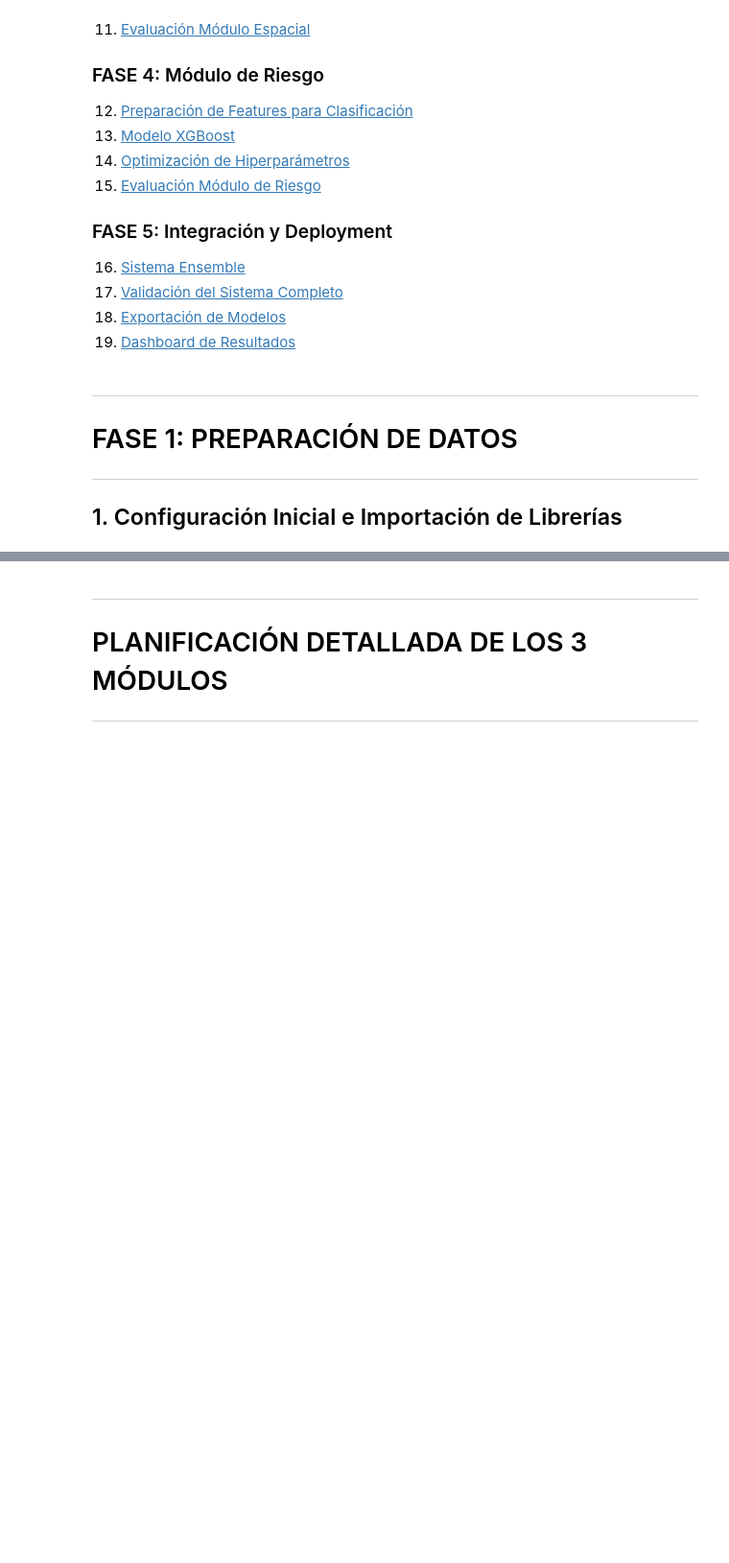
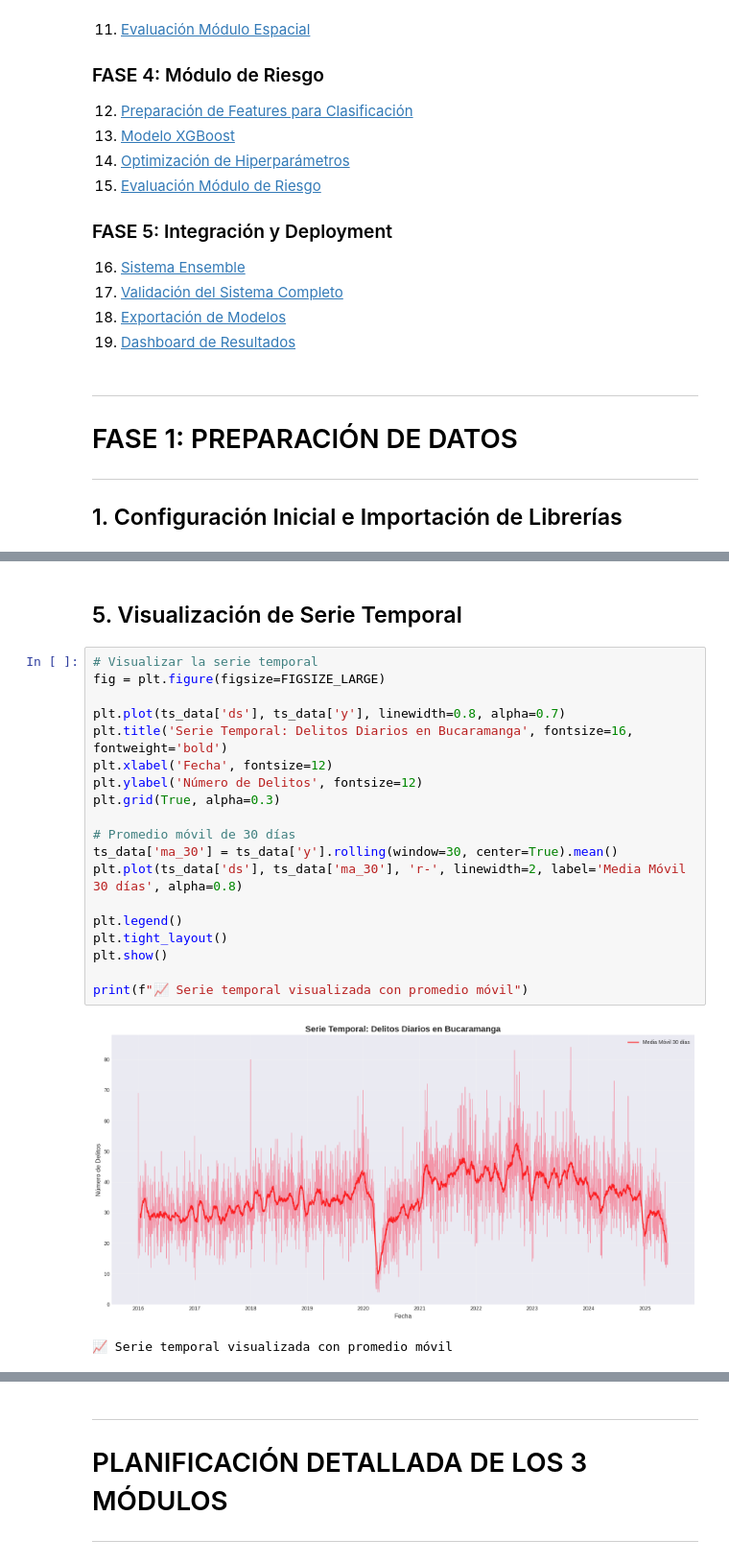
Before and after one commit to Juanpa0128j/Solucion-Inteligente-de-Seguridad-Ciudadana-para-Santander, a Jupyter notebook: models.ipynb, the cells around one changed output, grey strips where cells are left out. Shown at 96% size. Cells and saved outputs as stored; diff of their text form; blank space fills up the shorter version.

```diff
--- a/models.ipynb
+++ b/models.ipynb
@@ -289,0 +424,24 @@ for key, config in DATASETS.items():
+# %% [markdown]
+## 5. Visualización de Serie Temporal
+# %%
+# Visualizar la serie temporal
+fig = plt.figure(figsize=FIGSIZE_LARGE)
+
+plt.plot(ts_data['ds'], ts_data['y'], linewidth=0.8, alpha=0.7)
+plt.title('Serie Temporal: Delitos Diarios en Bucaramanga', fontsize=16, fontweight='bold')
+plt.xlabel('Fecha', fontsize=12)
+plt.ylabel('Número de Delitos', fontsize=12)
+plt.grid(True, alpha=0.3)
+
+# Promedio móvil de 30 días
+ts_data['ma_30'] = ts_data['y'].rolling(window=30, center=True).mean()
+plt.plot(ts_data['ds'], ts_data['ma_30'], 'r-', linewidth=2, label='Media Móvil 30 días', alpha=0.8)
+
+plt.legend()
+plt.tight_layout()
+plt.show()
+
+print(f"📈 Serie temporal visualizada con promedio móvil")
+# %% [output]
+[figure, added]
+📈 Serie temporal visualizada con promedio móvil
```
Also changed, not shown: parts of 41 cells of this notebook, 12 other files.
